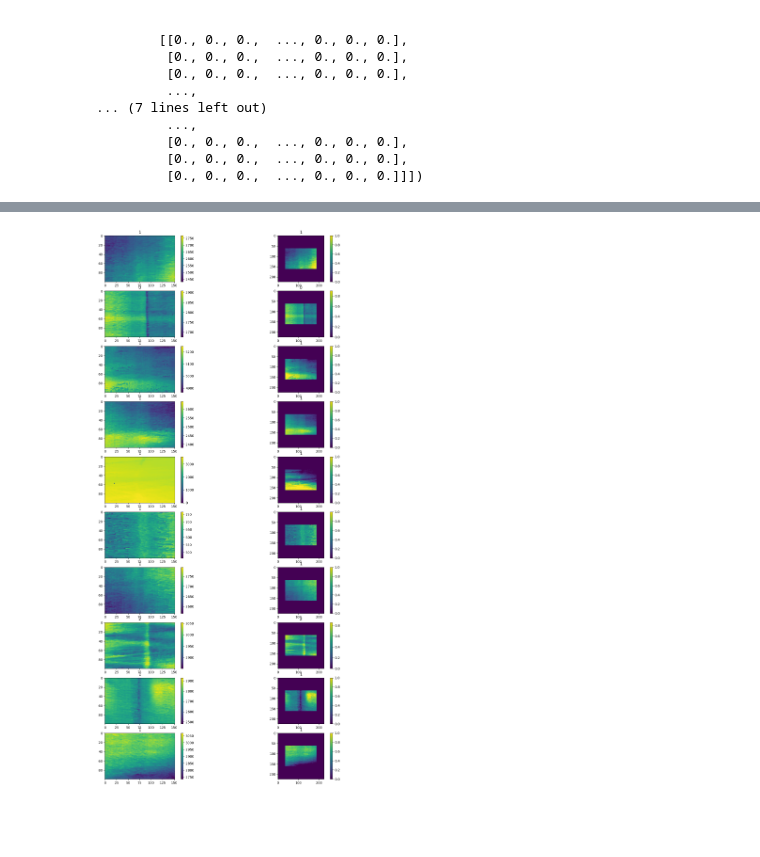
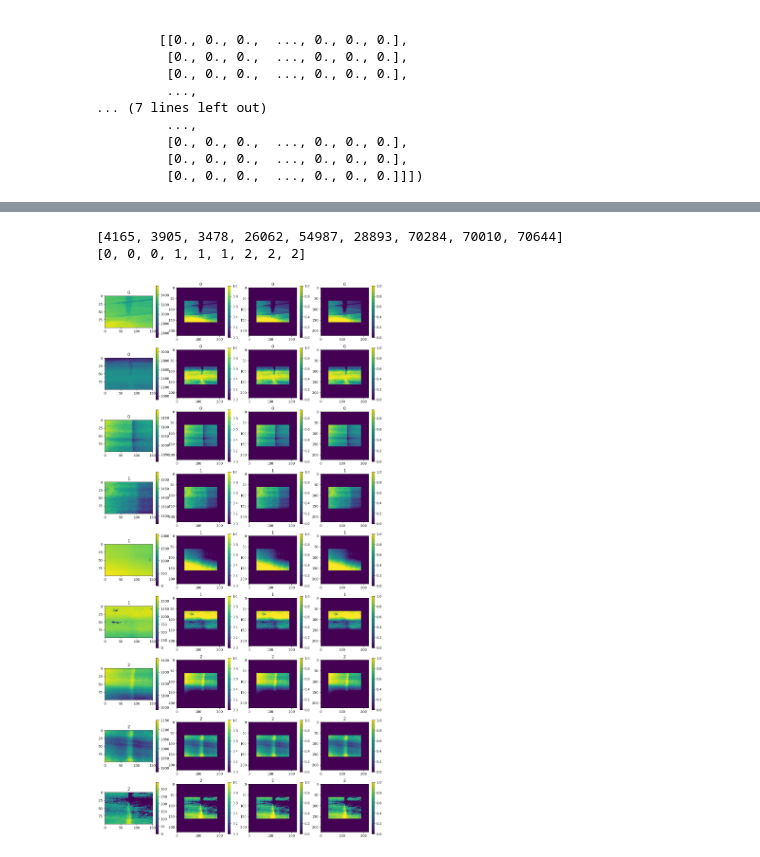
Before and after one commit to pd-t/crfp-transfer-learning, a Jupyter notebook: HuggingFace_Tapelegen_Preprocess_Dataset.ipynb, the cells around one changed output, grey strips where cells are left out. Cells and saved outputs as stored; diff of their text form; code cells hidden in the pictures; blank space fills up the shorter version.

Commit message:
imporoved plotting of preprocessing images, showing all tensor channels

```diff
--- a/HuggingFace_Tapelegen_Preprocess_Dataset.ipynb
+++ b/HuggingFace_Tapelegen_Preprocess_Dataset.ipynb
@@ -296,23 +312,56 @@ tensor([[[0., 0., 0.,  ..., 0., 0., 0.],
+# %%
+# pick random item from clean_date
+import random
+def random_pick(clean_data):
+    index = random.randint(0, len(clean_data) - 1)
+    return index
+
+random_ids = []
+number_of_examples = 3
+for i in range(len(clean_dataset.features["label"].names)):
+    for j in range(number_of_examples):
+        while True:
+            index = random_pick(clean_dataset)
+            if clean_dataset.features["label"].names[clean_dataset[index]["label"]] == clean_dataset.features["label"].names[i]:
+                random_ids.append(index)
+                break
+
+print(random_ids)
+random_labels = [clean_dataset[i]["label"] for i in random_ids]
+print(random_labels)
+# %% [output]
+[4165, 3905, 3478, 26062, 54987, 28893, 70284, 70010, 70644]
+[0, 0, 0, 1, 1, 1, 2, 2, 2]
 # %%
 #plot the same images as above but dont use the normalized images but the pixel values
 
 import matplotlib.pyplot as plt
 import numpy as np
 
-fig, axs = plt.subplots(10, 2, figsize=(15, 30))
+fig, axs = plt.subplots(9, 4, figsize=(15, 30))
 
 # Plotting the images and adding color bar
 for i, j in zip(range(10), random_ids):
     img_array = np.array(normalized_dataset[j]['image'])
     img = axs[i, 0].imshow(img_array)
     axs[i, 0].set_title(normalized_dataset[j]['label'])
     axs[i, 0].figure.colorbar(img, ax=axs[i, 0])
 
     img_array = np.array(normalized_dataset[j]['preprocessed_image'][0])
     img = axs[i, 1].imshow(img_array)
     axs[i, 1].set_title(normalized_dataset[j]['label'])
     axs[i, 1].figure.colorbar(img, ax=axs[i, 1])
 
+    img_array = np.array(normalized_dataset[j]['preprocessed_image'][1])
+    img = axs[i, 2].imshow(img_array)
+    axs[i, 2].set_title(normalized_dataset[j]['label'])
+    axs[i, 2].figure.colorbar(img, ax=axs[i, 2])
+
+
+    img_array = np.array(normalized_dataset[j]['preprocessed_image'][2])
+    img = axs[i, 3].imshow(img_array)
+    axs[i, 3].set_title(normalized_dataset[j]['label'])
+    axs[i, 3].figure.colorbar(img, ax=axs[i, 3])
 plt.show()
 # %% [output]
-[figure, old version]
+[figure, new version]
```
Also changed, not shown: parts of 5 cells of this notebook.
